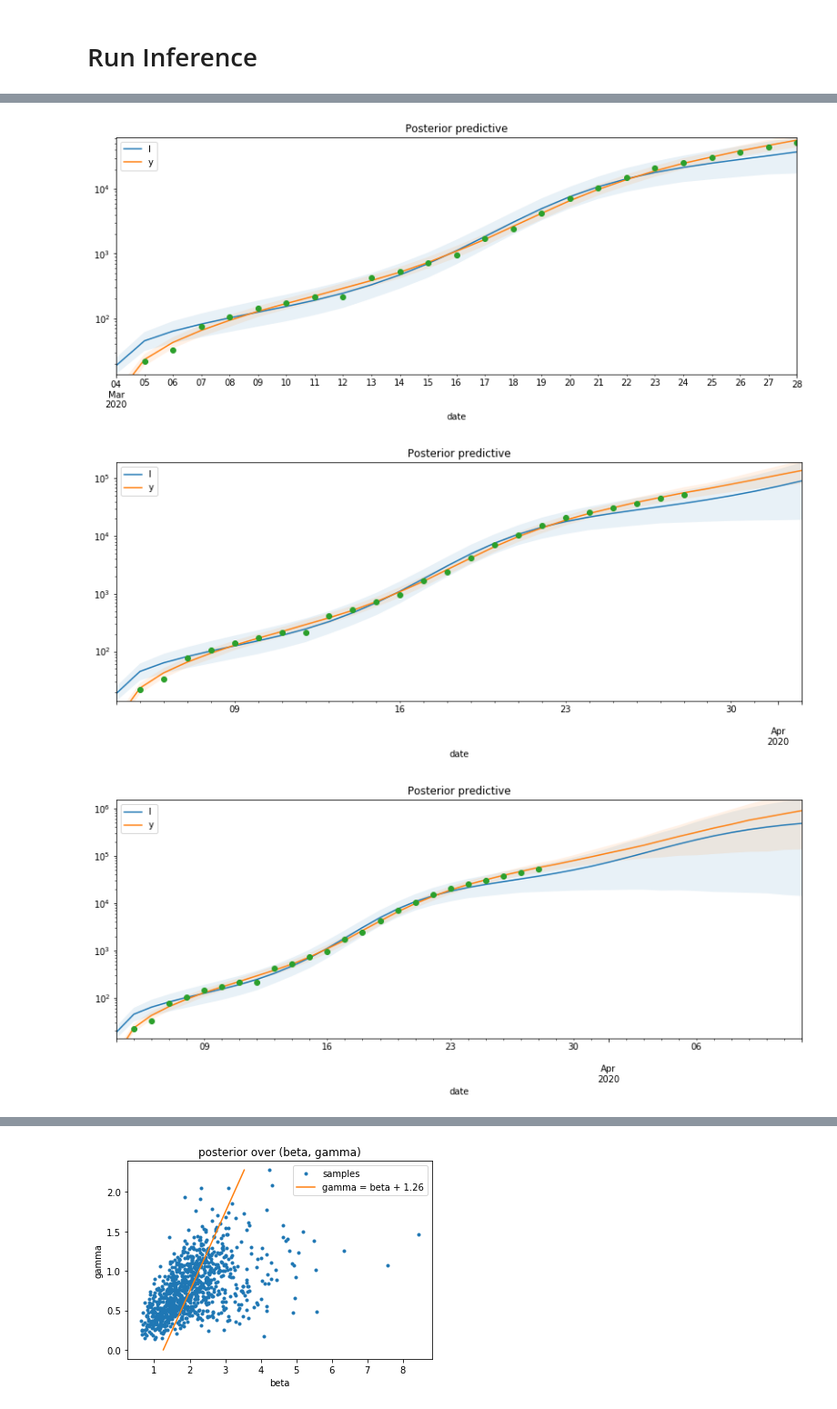
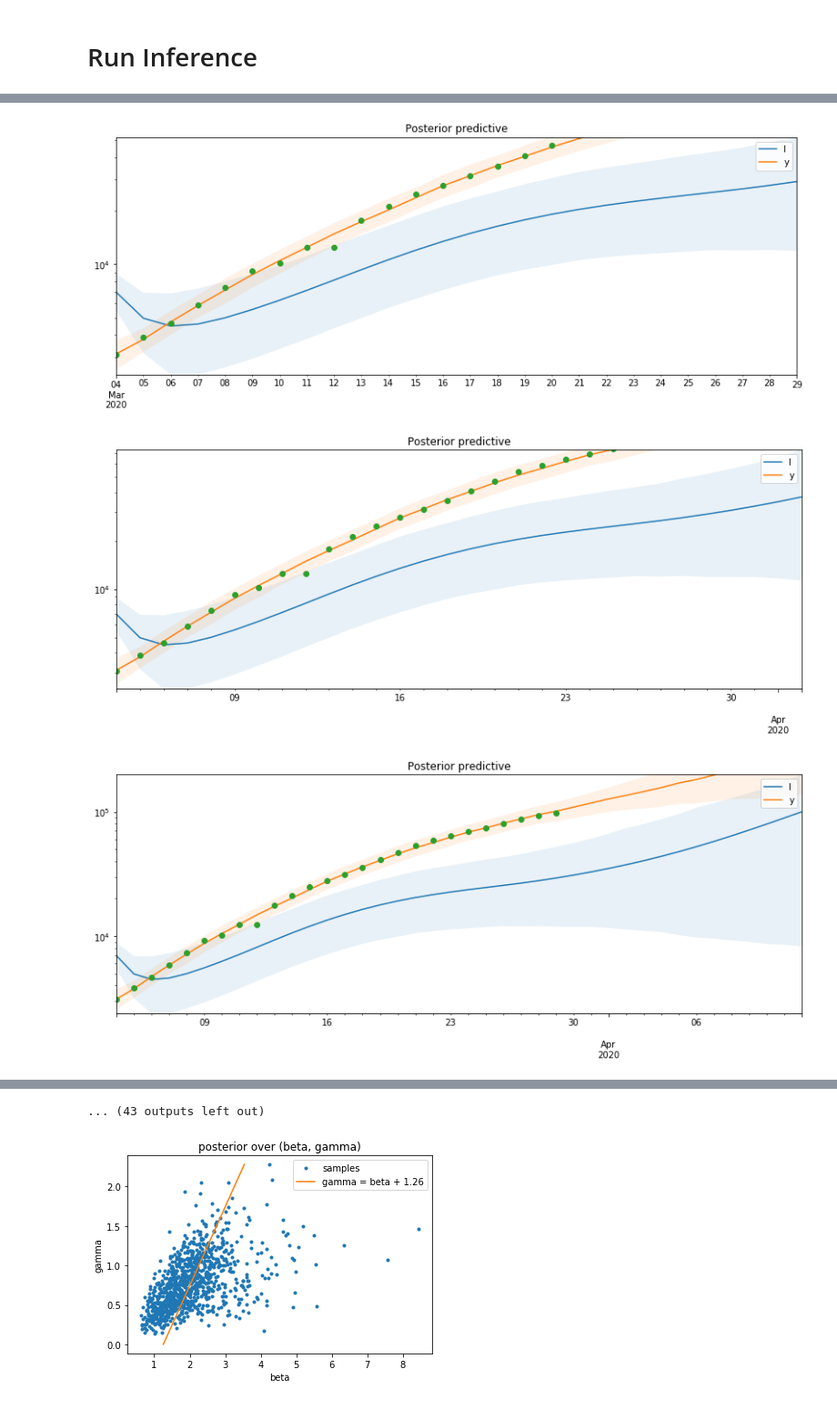
Before and after one commit to dsheldon/covid, a Jupyter notebook: SIR.ipynb, the cells around one changed output, grey strips where cells are left out. Shown at 91% size. Drawn from its saved outputs; the diff is of its cells as text; code cells hidden in the pictures.

```diff
--- a/SIR.ipynb
+++ b/SIR.ipynb
@@ -19,7 +19,7 @@ from models import SIR_stochastic, SEIR_stochastic, plot_samples
 import jhu
 import covidtracking
 import states
-
+import sys
 
 def load_data():
 
@@ -48,6 +48,28 @@ def load_data():
     pop = dict(pop, **state_pop)
 
     return data, pop
+
+
+def save_samples(place, mcmc_samples, post_pred_samples):
+    # Save samples
+    filename = f'out/{place}_samples.npz'
+    np.savez(filename, mcmc_samples=mcmc_samples, post_pred_samples=post_pred_samples)
+
+    # Write diagnostics to file
+    filename = f'out/{place}_summary.txt'
+    orig_stdout = sys.stdout
+    with open(filename, 'w') as f:
+        sys.stdout = f
+        mcmc.print_summary()
+
+    sys.stdout = orig_stdout
+
+def load_samples(place):
+    filename = f'out/{place}_samples.npz'
+    x = np.load(filename, allow_pickle=True)
+    mcmc_samples = x['mcmc_samples'].item()
+    post_pred_samples = x['post_pred_samples'].item()
+    return mcmc_samples, post_pred_samples
 # %% [markdown]
 # Run Inference
 # %%
@@ -135,8 +217,8 @@ Number of divergences: 10
 data, pop = load_data()
 
 start = '2020-03-04'
-#places = ['Italy', 'US', 'WA', 'NY', 'MA']
-places = ['NY']
+places = ['Italy', 'US', 'WA', 'NY', 'MA']
+#places = ['NY']
 
 for place in places:
 
@@ -146,11 +228,7 @@ for place in places:
     T = len(confirmed)
     N = pop[place]
 
-    filename = f'out/{place}_samples.npz'
-    x = np.load(filename, allow_pickle=True)
-    mcmc_samples = x['mcmc_samples'].item()
-    post_pred_samples = x['post_pred_samples'].item()
-
+    mcmc_samples, post_pred_samples = load_samples(place)
 
     # Inspect and Save Results
 
@@ -163,33 +241,33 @@ for place in places:
             plot_samples(post_pred_samples, T=T, t=t, ax=ax, plot_fields=['I', 'y'], model=model)
             plt.title('Posterior predictive')
 
             confirmed.plot(style='o')
 
             if scale == 'log':
                 plt.yscale('log')
 
             filename = f'figs/{place}_predictive_scale_{scale}_T_{T}.png'
             plt.savefig(filename)
 
             plt.show()
 
     # Compute average R0 over time
     gamma = mcmc_samples['gamma'][:,None]
     beta = mcmc_samples['beta']
     t = pd.date_range(start=start_, periods=beta.shape[1], freq='D')
     R0 = beta/gamma
 
     pi = np.percentile(R0, (10, 90), axis=0)
     df = pd.DataFrame(index=t, data={'R0': R0.mean(axis=0)})
     df.plot(style='-o')
     plt.fill_between(t, pi[0,:], pi[1,:], alpha=0.1)
 
     filename = f'figs/{place}_R0.png'
     plt.savefig(filename)
 
     plt.title(place)
     plt.show()
 # %% [output]
-[figure, old version]
+[figure, new version]
-[figure, old version]
+[figure, new version]
-[figure, old version]
+[figure, new version]
@@ -204,3 +283,4 @@ for place in places:
+... (43 outputs left out)
 # %%
 from compartment import SIRModel, SEIRModel
 
```
Also changed, not shown: parts of 5 cells of this notebook, 3 other files.
